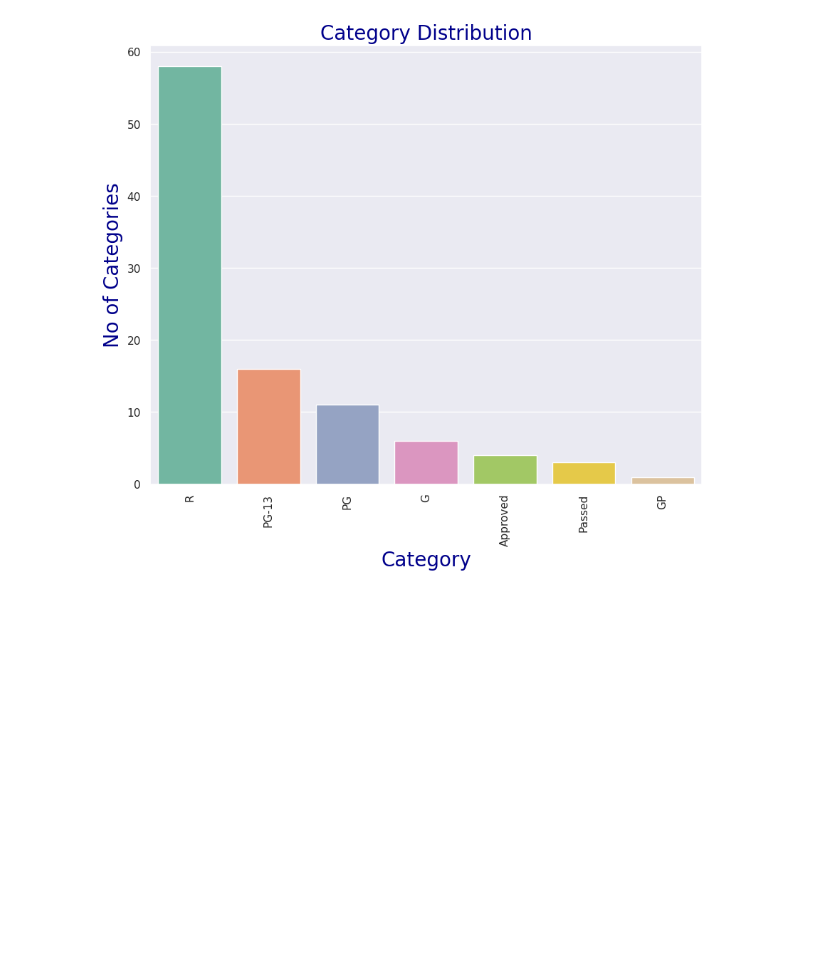
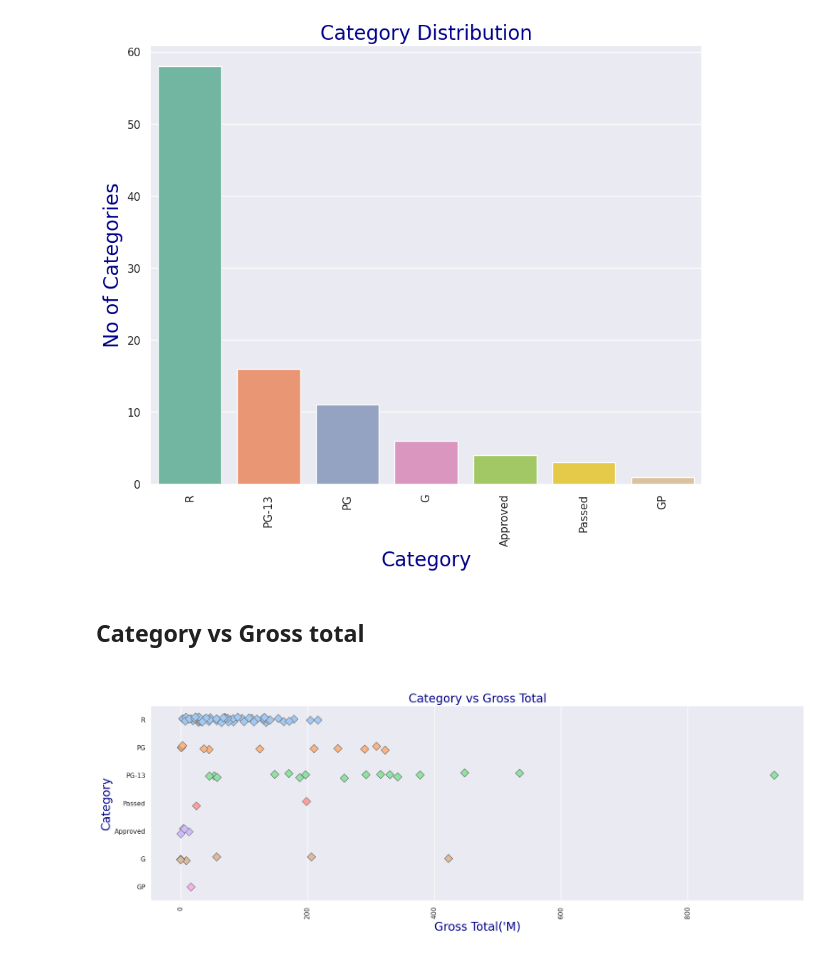
Before and after one commit to caiomassuia/IMDB-EDA, a Jupyter notebook: imdb-eda.ipynb, the cells around one changed output. Drawn from its saved outputs; the diff is of its cells as text; code cells hidden in the pictures; blank space fills up the shorter version.

```diff
--- a/imdb-eda.ipynb
+++ b/imdb-eda.ipynb
@@ -125,3 +157,5 @@ plt.ylabel('No of Categories',fontdict={'size':20,'color':'darkblue'})
 plt.show()
 # %% [output]
 [figure]
+# %% [markdown]
+<h2>Category vs Gross total<h2>
@@ -127,0 +168,11 @@ plt.show()
+# %%
+fig, ax= plt.subplots(figsize=(20,6))
+ax = sns.stripplot(y="category", x="gross_total",data=df, palette='pastel',
+                   size = 10, marker='D', linewidth=1)
+plt.xticks(rotation=90)
+plt.title('Category vs Gross Total',fontdict={'size':20,'color':'darkblue'})
+plt.xlabel("Gross Total('M)",fontdict={'size':20,'color':'darkblue'})
+plt.ylabel('Category',fontdict={'size':20,'color':'darkblue'})
+plt.show()
+# %% [output]
+[figure, added]
```
Also changed, not shown: parts of 14 cells of this notebook.
